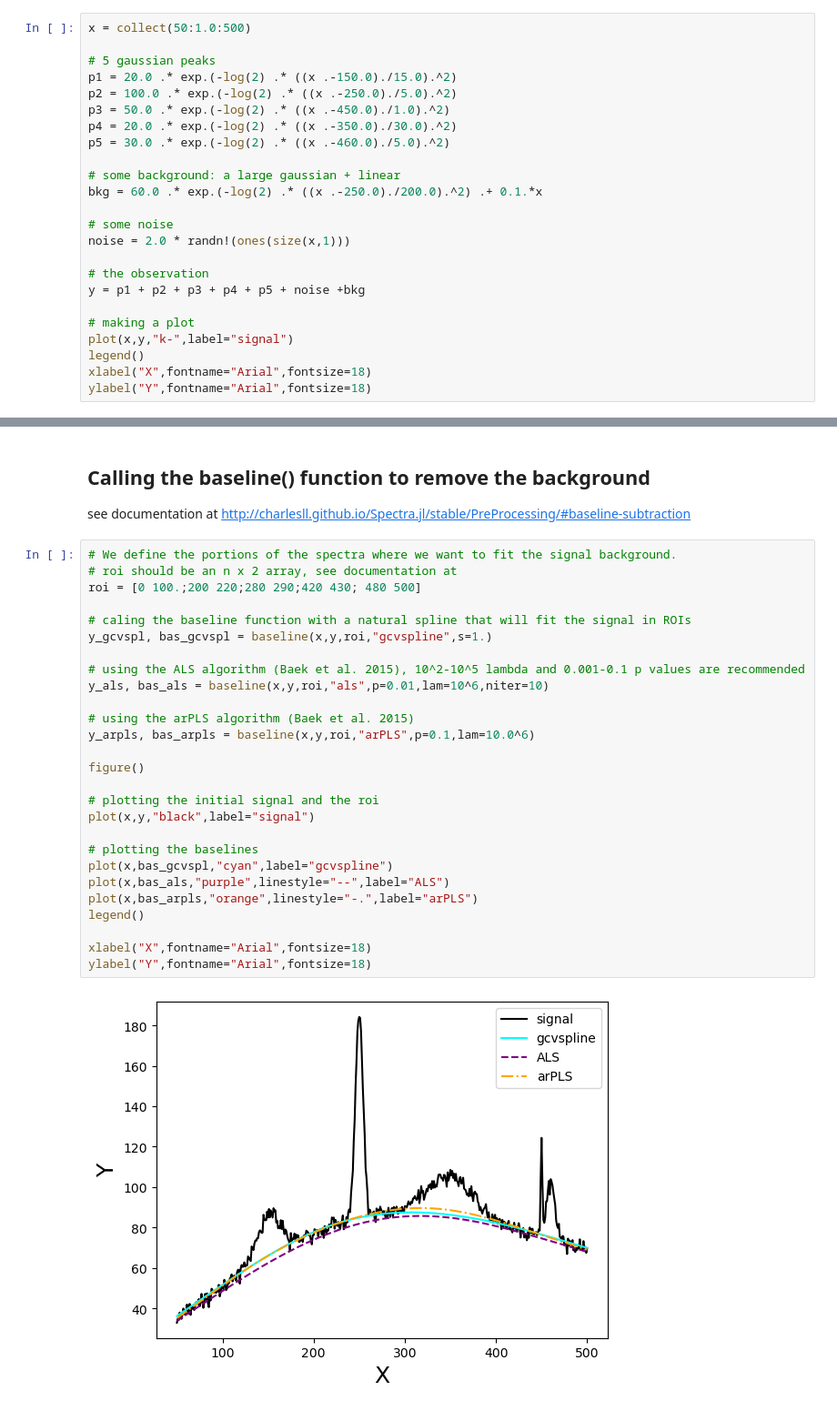
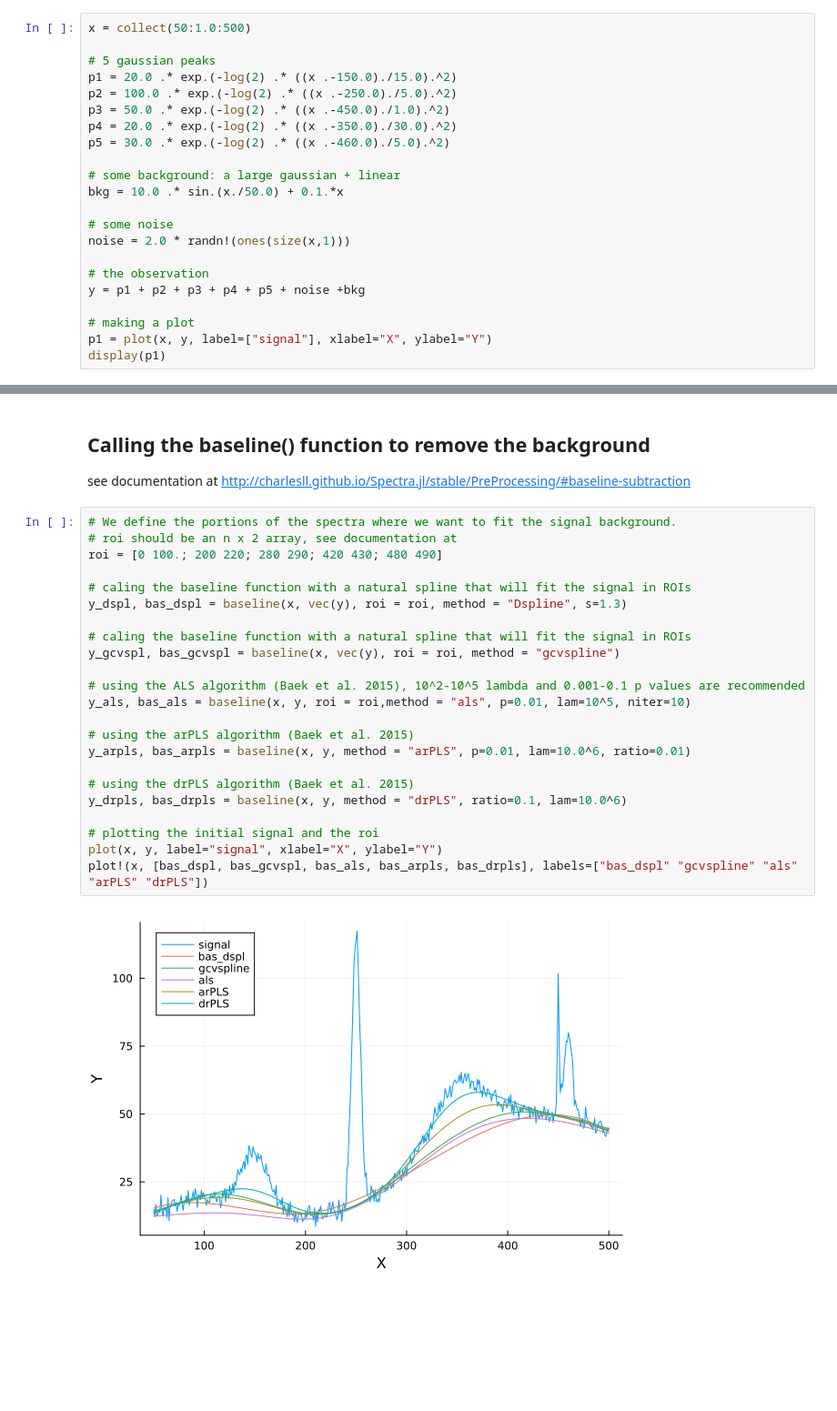
Before and after one commit to charlesll/Spectra.jl, a Jupyter notebook: examples/Baseline_examples_2.ipynb, the cells around one changed output, grey strips where cells are left out. Shown at 91% size. Saved outputs shown, nothing was run; the diff lists cells and outputs as text; blank space fills up the shorter version.

```diff
--- a/examples/Baseline_examples_2.ipynb
+++ b/examples/Baseline_examples_2.ipynb
@@ -40,7 +40,7 @@ p4 = 20.0 .* exp.(-log(2) .* ((x .-350.0)./30.0).^2)
 p5 = 30.0 .* exp.(-log(2) .* ((x .-460.0)./5.0).^2)
 
 # some background: a large gaussian + linear
-bkg = 60.0 .* exp.(-log(2) .* ((x .-250.0)./200.0).^2) .+ 0.1.*x
+bkg = 10.0 .* sin.(x./50.0) + 0.1.*x
 
 # some noise
 noise = 2.0 * randn!(ones(size(x,1)))
@@ -49,8 +49,6 @@ noise = 2.0 * randn!(ones(size(x,1)))
 y = p1 + p2 + p3 + p4 + p5 + noise +bkg
 
 # making a plot
-plot(x,y,"k-",label="signal")
-legend()
-xlabel("X",fontname="Arial",fontsize=18)
-ylabel("Y",fontname="Arial",fontsize=18)
+p1 = plot(x, y, label=["signal"], xlabel="X", ylabel="Y")
+display(p1)
 # %% [output]
@@ -71,29 +60,25 @@ see documentation at http://charlesll.github.io/Spectra.jl/stable/PreProcessing/
 # %%
 # We define the portions of the spectra where we want to fit the signal background.
 # roi should be an n x 2 array, see documentation at
-roi = [0 100.;200 220;280 290;420 430; 480 500]
+roi = [0 100.; 200 220; 280 290; 420 430; 480 490]
 
 # caling the baseline function with a natural spline that will fit the signal in ROIs
-y_gcvspl, bas_gcvspl = baseline(x,y,roi,"gcvspline",s=1.)
+y_dspl, bas_dspl = baseline(x, vec(y), roi = roi, method = "Dspline", s=1.3)
+
+# caling the baseline function with a natural spline that will fit the signal in ROIs
+y_gcvspl, bas_gcvspl = baseline(x, vec(y), roi = roi, method = "gcvspline")
 
 # using the ALS algorithm (Baek et al. 2015), 10^2-10^5 lambda and 0.001-0.1 p values are recommended
-y_als, bas_als = baseline(x,y,roi,"als",p=0.01,lam=10^6,niter=10)
+y_als, bas_als = baseline(x, y, roi = roi,method = "als", p=0.01, lam=10^5, niter=10)
 
 # using the arPLS algorithm (Baek et al. 2015)
-y_arpls, bas_arpls = baseline(x,y,roi,"arPLS",p=0.1,lam=10.0^6)
+y_arpls, bas_arpls = baseline(x, y, method = "arPLS", p=0.01, lam=10.0^6, ratio=0.01)
 
-figure()
+# using the drPLS algorithm (Baek et al. 2015)
+y_drpls, bas_drpls = baseline(x, y, method = "drPLS", ratio=0.1, lam=10.0^6)
 
 # plotting the initial signal and the roi
-plot(x,y,"black",label="signal")
-
-# plotting the baselines
-plot(x,bas_gcvspl,"cyan",label="gcvspline")
-plot(x,bas_als,"purple",linestyle="--",label="ALS")
-plot(x,bas_arpls,"orange",linestyle="-.",label="arPLS")
-legend()
-
-xlabel("X",fontname="Arial",fontsize=18)
-ylabel("Y",fontname="Arial",fontsize=18)
+plot(x, y, label="signal", xlabel="X", ylabel="Y")
+plot!(x, [bas_dspl, bas_gcvspl, bas_als, bas_arpls, bas_drpls], labels=["bas_dspl" "gcvspline" "als" "arPLS" "drPLS"])
 # %% [output]
-[figure, old version]
+[figure, new version]
```
Also changed, not shown: parts of 6 cells of this notebook, 38 other files.
